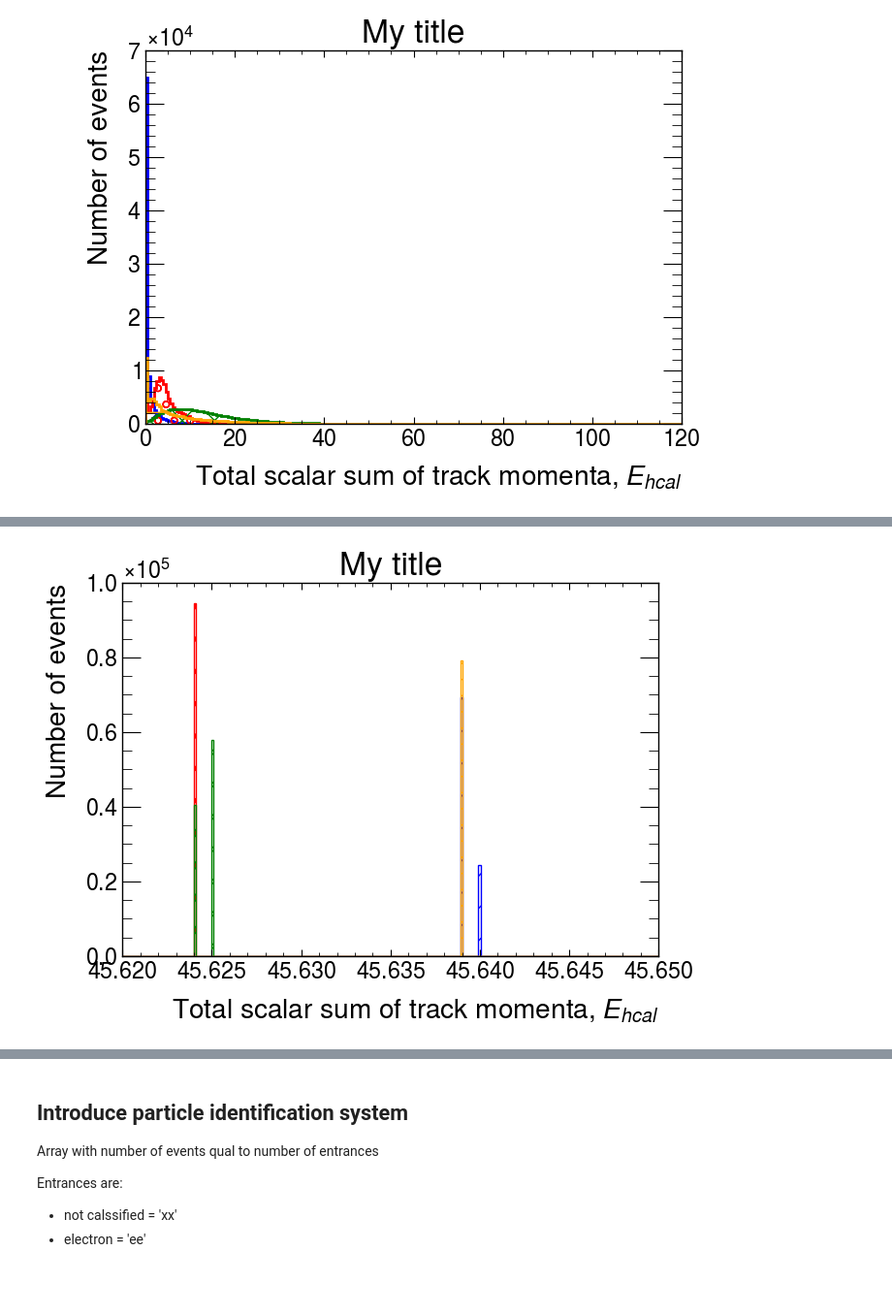
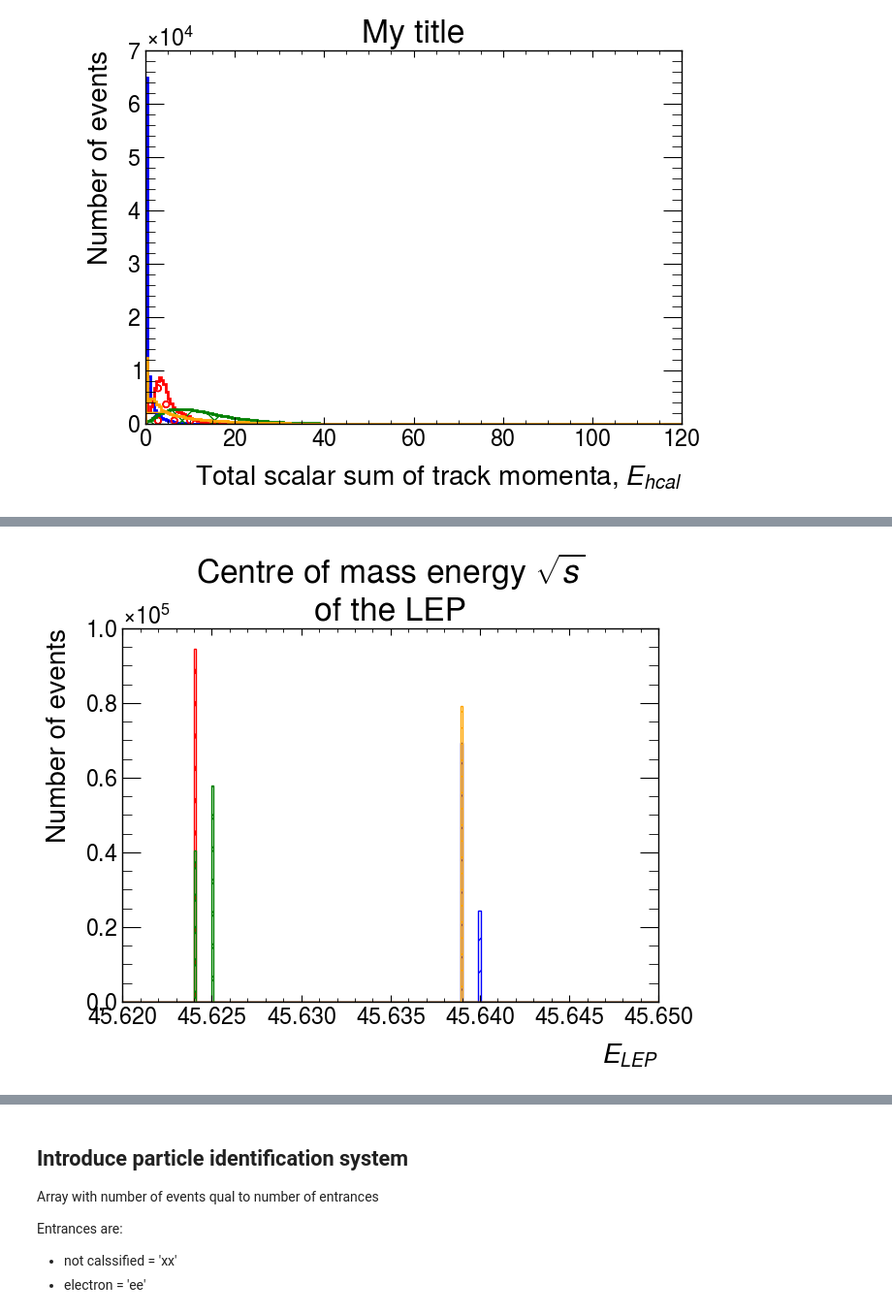
Before and after one commit to josepretel/z0-precisionmeasurement, a Jupyter notebook: z0_analysis.ipynb, the cells around one changed output, grey strips where cells are left out. Shown at 97% size. Cells and saved outputs as stored; diff of their text form; code cells hidden in the pictures; blank space fills up the shorter version.

```diff
--- a/z0_analysis.ipynb
+++ b/z0_analysis.ipynb
@@ -396,41 +398,41 @@ plt.show()
 # %%
-bins_Ehcal = np.linspace(45.62, 45.65, 242)
+bins_E_lep = np.linspace(45.62, 45.65, 242)
 
 
 plt.style.use(mplhep.style.ATLAS) # You can load ATLAS/CMS/ALICE plot style
 plt.figure(figsize=(7,5))
 
-bin_content_ee, bin_edges_ee, _ = plt.hist(E_lep_ee,bins=bins_Ehcal, histtype='step',  linewidth=1, edgecolor='b', hatch='/', label='Pcharged')
+bin_content_ee, bin_edges_ee, _ = plt.hist(E_lep_ee,bins=bins_E_lep, histtype='step',  linewidth=1, edgecolor='b', hatch='/', label='Pcharged')
 mid_ee = 0.5*(bin_edges_ee[1:] + bin_edges_ee[:-1]) #Calculate midpoint of the bars
 
-bin_content_mm, bin_edges_mm, _ = plt.hist(E_lep_mm,bins=bins_Ehcal, histtype='step',  linewidth=1, edgecolor='r', hatch='o', label='Pcharged')
+bin_content_mm, bin_edges_mm, _ = plt.hist(E_lep_mm,bins=bins_E_lep, histtype='step',  linewidth=1, edgecolor='r', hatch='o', label='Pcharged')
 mid_mm = 0.5*(bin_edges_mm[1:] + bin_edges_mm[:-1]) #Calculate midpoint of the bars
 
-bin_content_qq, bin_edges_qq, _ = plt.hist(E_lep_qq,bins=bins_Ehcal, histtype='step',  linewidth=1, edgecolor='green', hatch='x', label='Pcharged')
+bin_content_qq, bin_edges_qq, _ = plt.hist(E_lep_qq,bins=bins_E_lep, histtype='step',  linewidth=1, edgecolor='green', hatch='x', label='Pcharged')
 mid_qq = 0.5*(bin_edges_qq[1:] + bin_edges_qq[:-1]) #Calculate midpoint of the bars
 
-bin_content_tt, bin_edges_tt, _ = plt.hist(E_lep_tt,bins=bins_Ehcal, histtype='step',  linewidth=1, edgecolor='orange', hatch='-', label='Pcharged')
+bin_content_tt, bin_edges_tt, _ = plt.hist(E_lep_tt,bins=bins_E_lep, histtype='step',  linewidth=1, edgecolor='orange', hatch='-', label='Pcharged')
 mid_tt = 0.5*(bin_edges_tt[1:] + bin_edges_tt[:-1]) #Calculate midpoint of the bars
 
 
 #error_sizes = np.sqrt(bin_content)
 
 #plt.errorbar(mid, bin_content, yerr=error_sizes, fmt='none')
 ### When producing an histogram, you can store the bin content and the edges of the bins in
 ###'bin_content', and 'bin_edges'
 #print(bin_content)
 #print(bin_edges)
 
 ### Show the plot on screen
-plt.title('My title')
+plt.title('Centre of mass energy $\\sqrt{s}$\nof the LEP')
 #plt.xlim(10.,150.)
 #plt.yscale('log')
 #plt.xscale('log')
-plt.xlabel('Total scalar sum of track momenta, $E_{hcal}$')
+plt.xlabel('$E_{LEP}$')
 plt.ylabel('Number of events')
 plt.show()
 # %% [output]
-[figure, old version]
+[figure, new version]
 # %%
 
 ee_mask_ee = E_ecal_ee >= 77
```
Also changed, not shown: parts of 14 cells of this notebook, 1 other file.
